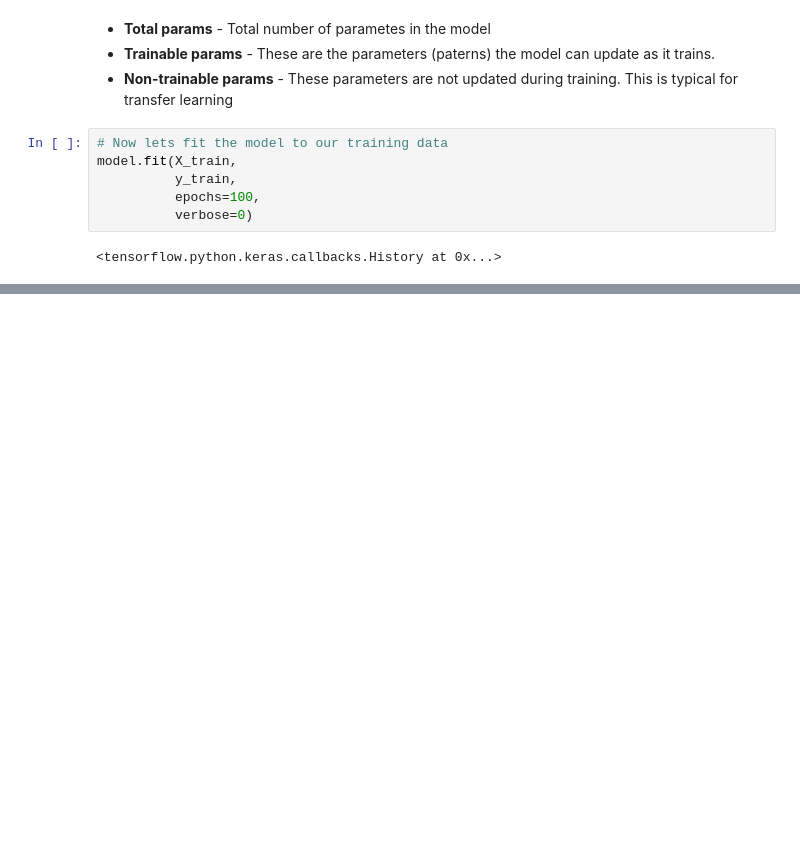
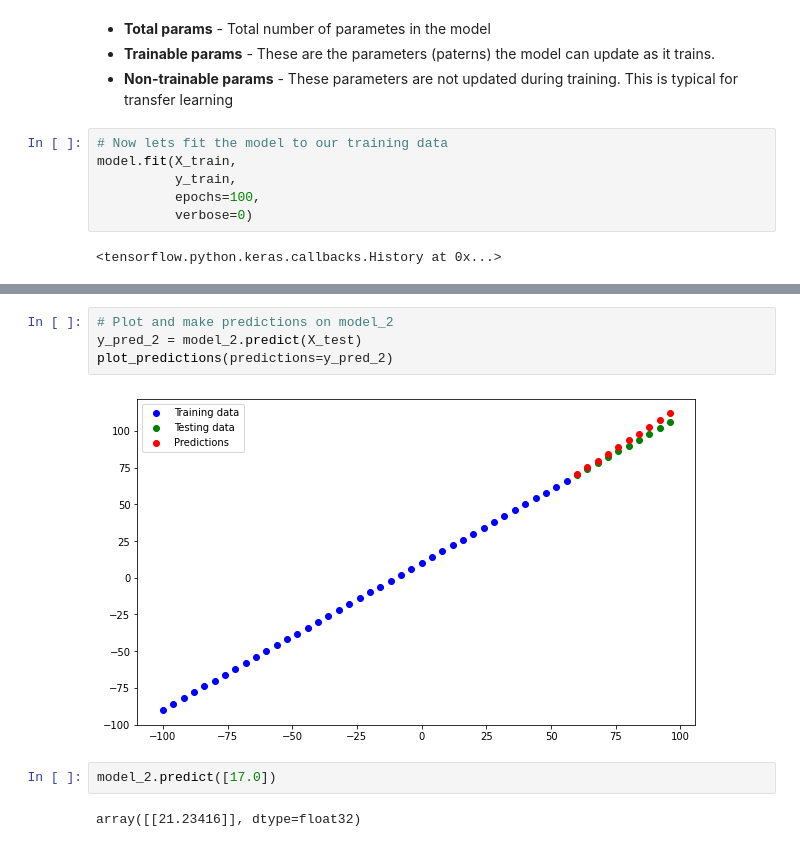
Before and after one commit to adrikosm/Tensorflow_Certification, a Jupyter notebook: Neural Network Intro/Neural_Network_Regression.ipynb, the cells around one changed output, grey strips where cells are left out. Drawn from its saved outputs; the diff is of its cells as text; blank space fills up the shorter version.

```diff
--- a/Neural Network Intro/Neural_Network_Regression.ipynb
+++ b/Neural Network Intro/Neural_Network_Regression.ipynb
@@ -387,0 +636,10 @@ _________________________________________________________________
+# %%
+# Plot and make predictions on model_2
+y_pred_2 = model_2.predict(X_test)
+plot_predictions(predictions=y_pred_2)
+# %% [output]
+[figure, added]
+# %%
+model_2.predict([17.0])
+# %% [output]
+array([[21.23416]], dtype=float32)
```
Also changed, not shown: parts of 45 cells of this notebook, 1 other file.
